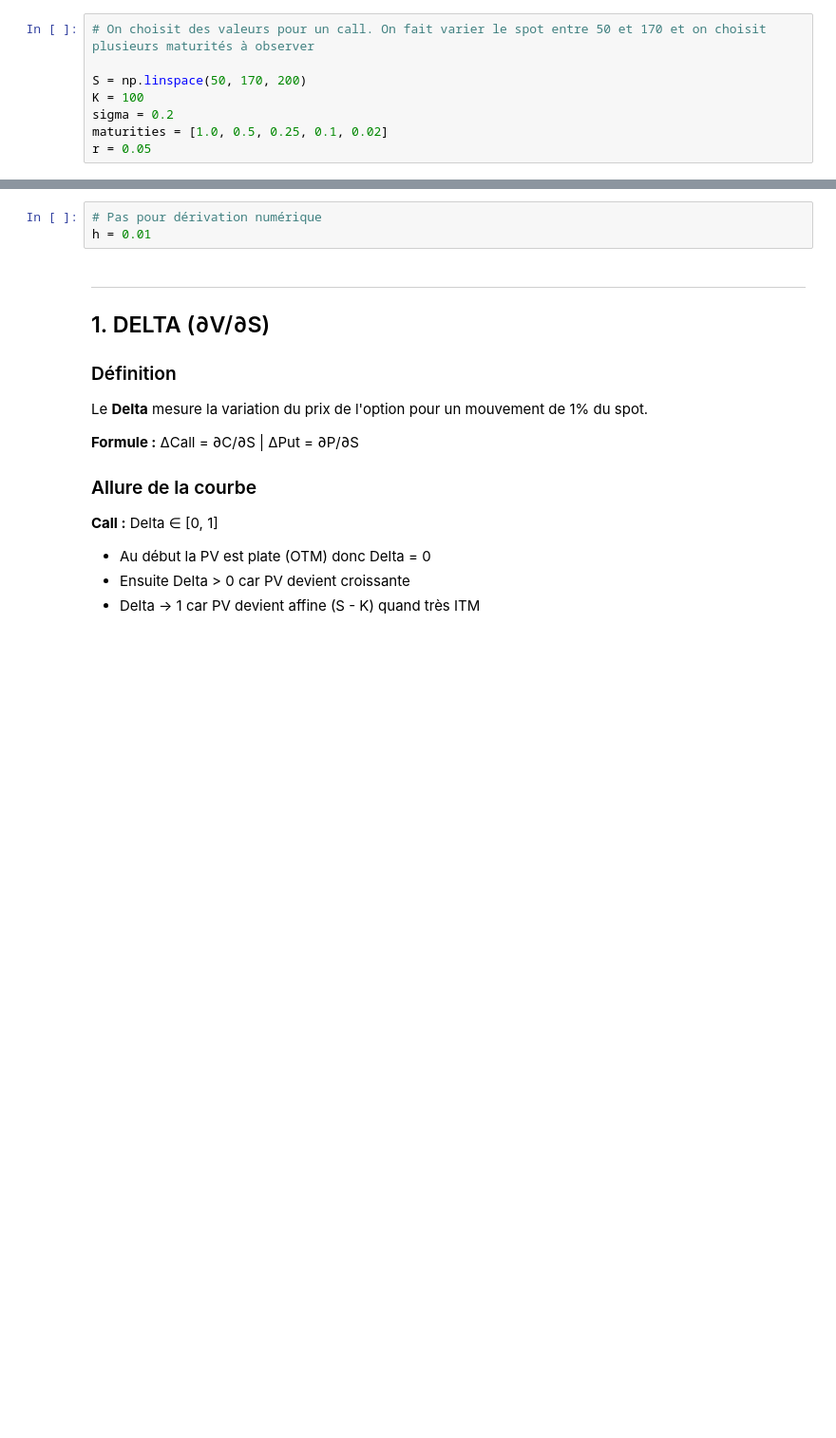
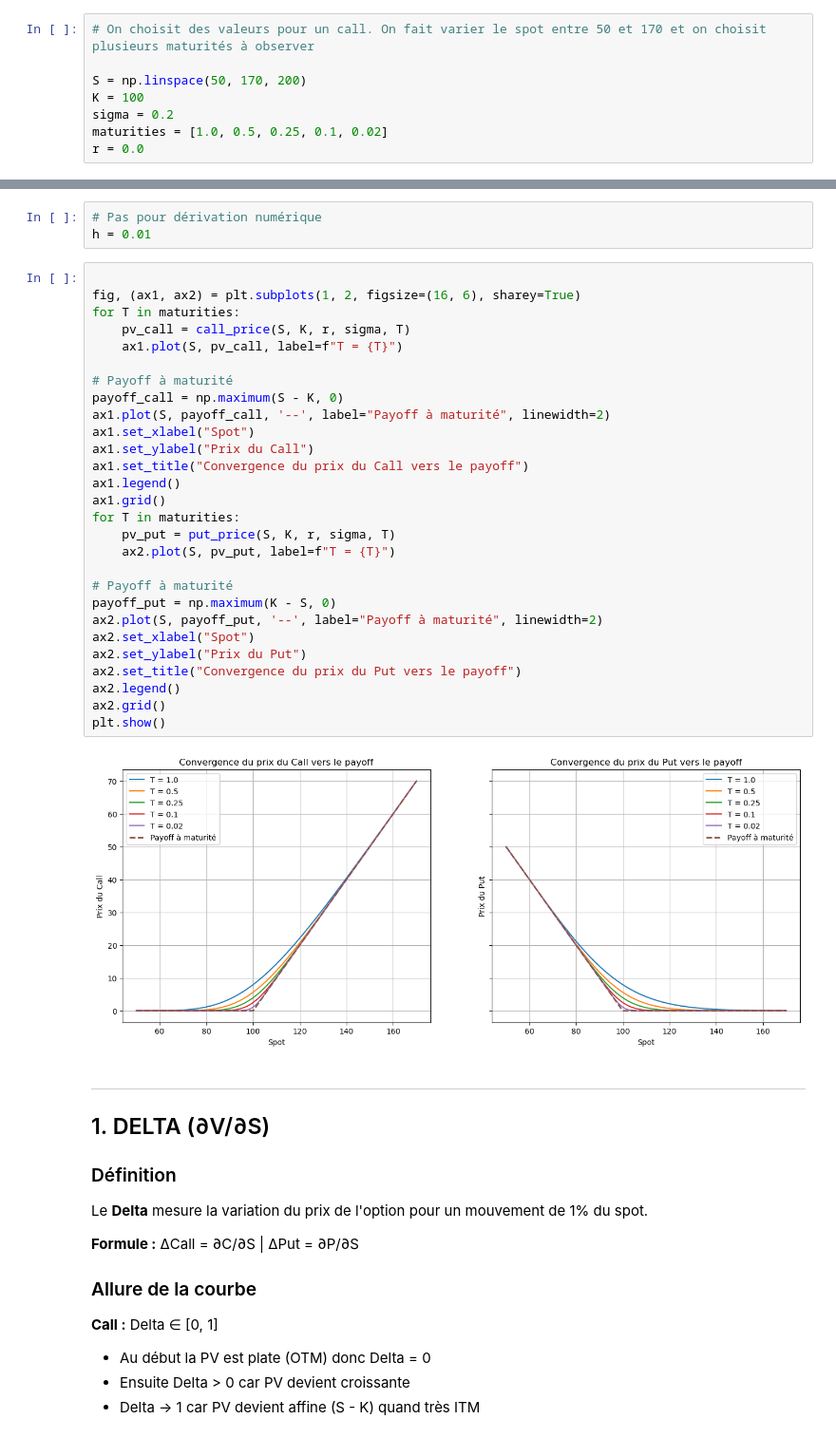
Before and after one commit to thomasnassar/quantitative-finance-notebooks, a Jupyter notebook: Greeks/greeks-analysis.ipynb, the cells around one changed output, grey strips where cells are left out. Shown at 95% size. Cells and saved outputs as stored; diff of their text form; blank space fills up the shorter version.

```diff
--- a/Greeks/greeks-analysis.ipynb
+++ b/Greeks/greeks-analysis.ipynb
@@ -24,7 +24,7 @@ S = np.linspace(50, 170, 200)
 K = 100
 sigma = 0.2
 maturities = [1.0, 0.5, 0.25, 0.1, 0.02]
-r = 0.05
+r = 0.0
 # %%
 # Fonction prix Black-Scholes Call
 def call_price(S, K, r, sigma, T):
@@ -40,6 +40,36 @@ def put_price(S, K, r, sigma, T):
 # %%
 # Pas pour dérivation numérique
 h = 0.01
+# %%
+
+fig, (ax1, ax2) = plt.subplots(1, 2, figsize=(16, 6), sharey=True)
+for T in maturities:
+    pv_call = call_price(S, K, r, sigma, T)
+    ax1.plot(S, pv_call, label=f"T = {T}")
+
+# Payoff à maturité
+payoff_call = np.maximum(S - K, 0)
+ax1.plot(S, payoff_call, '--', label="Payoff à maturité", linewidth=2)
+ax1.set_xlabel("Spot")
+ax1.set_ylabel("Prix du Call")
+ax1.set_title("Convergence du prix du Call vers le payoff")
+ax1.legend()
+ax1.grid()
+for T in maturities:
+    pv_put = put_price(S, K, r, sigma, T)
+    ax2.plot(S, pv_put, label=f"T = {T}")
+
+# Payoff à maturité
+payoff_put = np.maximum(K - S, 0)
+ax2.plot(S, payoff_put, '--', label="Payoff à maturité", linewidth=2)
+ax2.set_xlabel("Spot")
+ax2.set_ylabel("Prix du Put")
+ax2.set_title("Convergence du prix du Put vers le payoff")
+ax2.legend()
+ax2.grid()
+plt.show()
+# %% [output]
+[figure, added]
 # %% [markdown]
 ---
 ## 1. DELTA (∂V/∂S)
```
Also changed, not shown: parts of 8 cells of this notebook, 1 other file.
